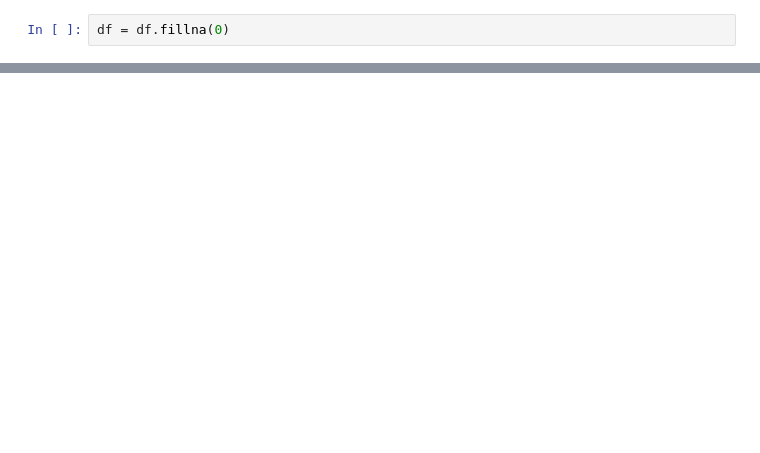
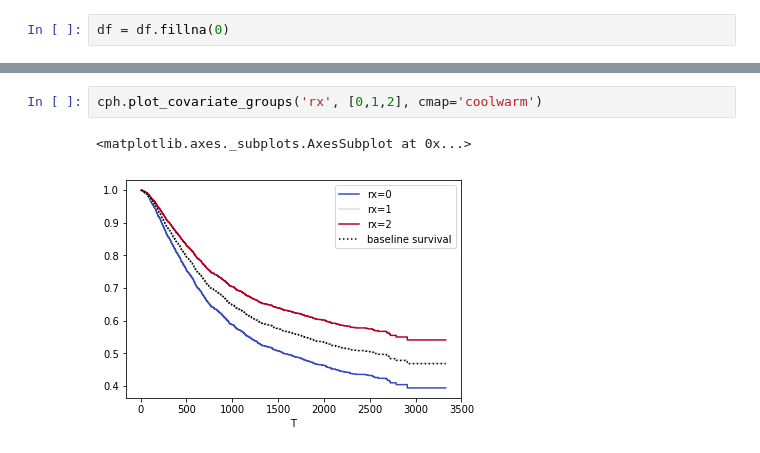
Before and after one commit to scalefreeus/peanuts, a Jupyter notebook: notebooks/statistics/survival.ipynb, the cells around one changed output, grey strips where cells are left out. Saved outputs shown, nothing was run; the diff lists cells and outputs as text; blank space fills up the shorter version.

```diff
--- a/notebooks/statistics/survival.ipynb
+++ b/notebooks/statistics/survival.ipynb
@@ -155,0 +184,5 @@ cph.predict_survival_function(df[:5]).plot()
+# %%
+cph.plot_covariate_groups('rx', [0,1,2], cmap='coolwarm')
+# %% [output]
+<matplotlib.axes._subplots.AxesSubplot at 0x...>
+[figure, added]
```
Also changed, not shown: parts of 12 cells of this notebook.
